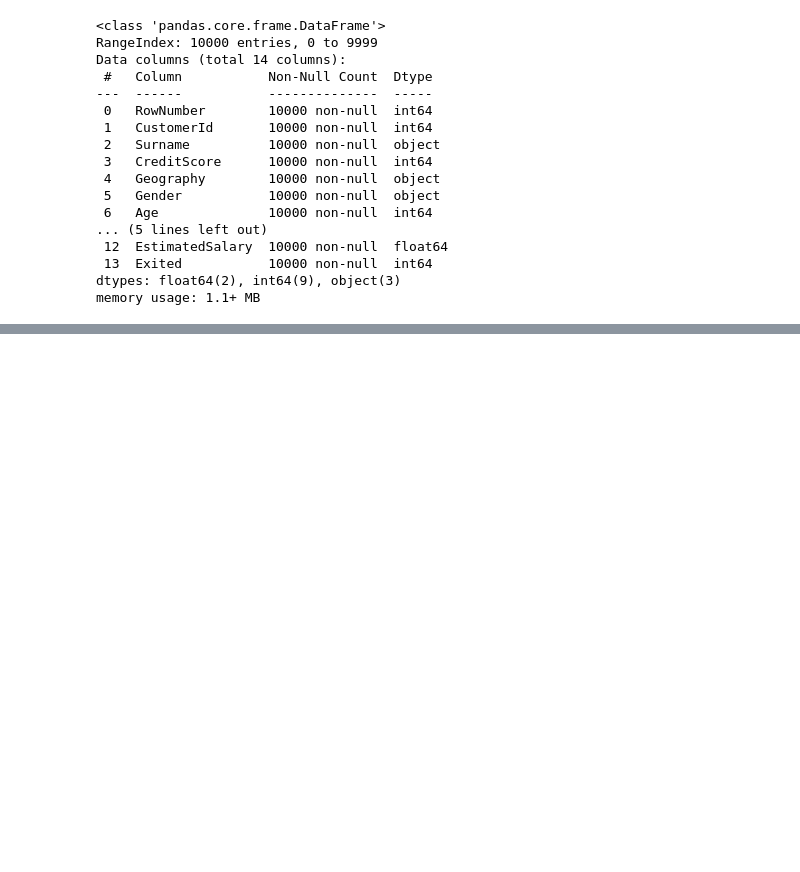
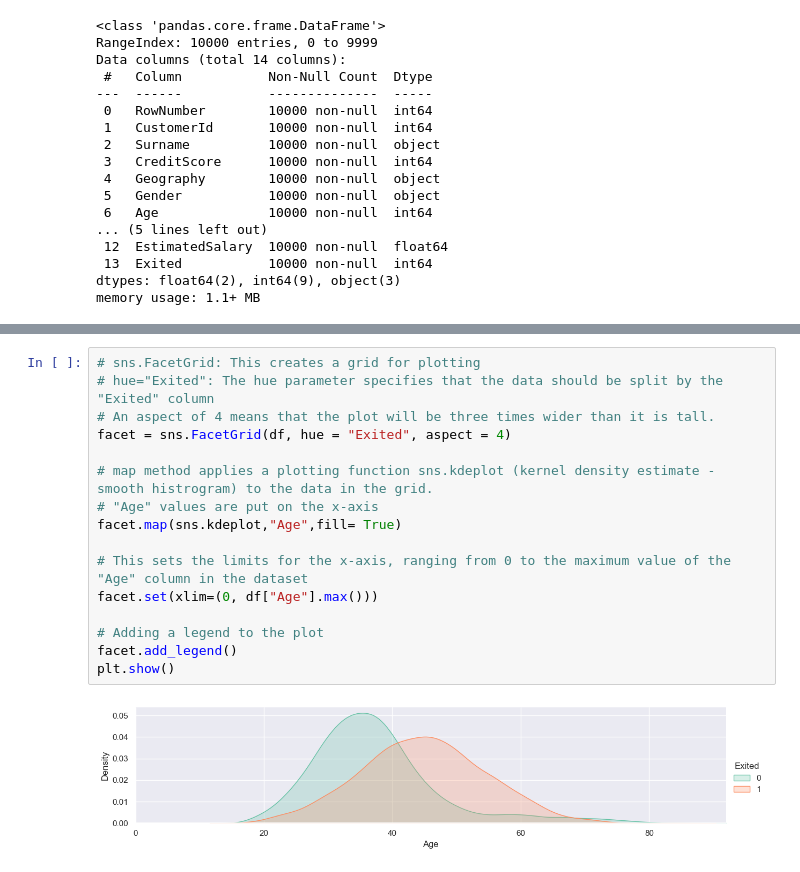
Before and after one commit to ohorielko/bank_customer_churn_prediction, a Jupyter notebook: bank_customer_churn_prediction.ipynb, the cells around one changed output, grey strips where cells are left out. Drawn from its saved outputs; the diff is of its cells as text; blank space fills up the shorter version.

```diff
--- a/bank_customer_churn_prediction.ipynb
+++ b/bank_customer_churn_prediction.ipynb
@@ -72,0 +116,18 @@ df.head()
+# %%
+# sns.FacetGrid: This creates a grid for plotting
+# hue="Exited": The hue parameter specifies that the data should be split by the "Exited" column
+# An aspect of 4 means that the plot will be three times wider than it is tall.
+facet = sns.FacetGrid(df, hue = "Exited", aspect = 4)
+
+# map method applies a plotting function sns.kdeplot (kernel density estimate - smooth histrogram) to the data in the grid.
+# "Age" values are put on the x-axis
+facet.map(sns.kdeplot,"Age",fill= True)
+
+# This sets the limits for the x-axis, ranging from 0 to the maximum value of the "Age" column in the dataset
+facet.set(xlim=(0, df["Age"].max()))
+
+# Adding a legend to the plot
+facet.add_legend()
+plt.show()
+# %% [output]
+[figure, added]
```
Also changed, not shown: parts of 15 cells of this notebook.
